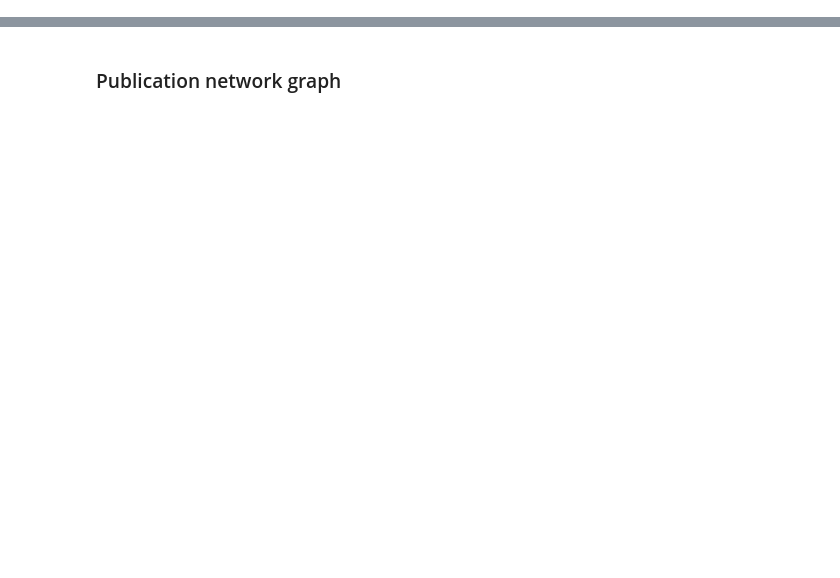
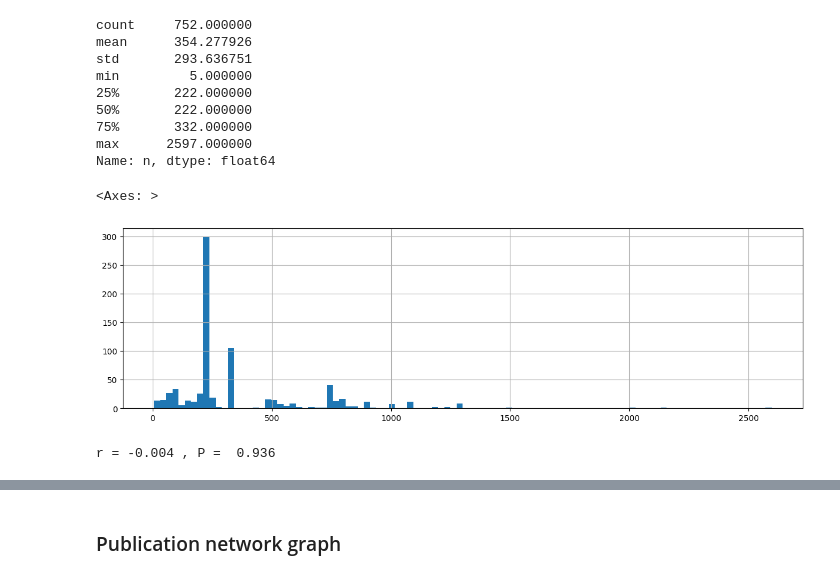
Before and after one commit to inDEPTHlab/DeMetRA-review, a Jupyter notebook: definitions/data_preprocessing.ipynb, the cells around one changed output, grey strips where cells are left out. Cells and saved outputs as stored; diff of their text form; code cells hidden in the pictures; blank space fills up the shorter version.

```diff
--- a/definitions/data_preprocessing.ipynb
+++ b/definitions/data_preprocessing.ipynb
@@ -266,0 +530,7 @@ Index(['Identifier', 'Type', 'Author_dirty', 'Year', 'Title', 'Journal_dirty',
+# %%
+lit_main.Sample_size_total.describe()
+
+lit_main['n'] = pd.to_numeric(lit_main['Sample_size_total'], errors='coerce')
+
+coerced_mask = lit_main['n'].isna() & lit_main['Sample_size_total'].notna()
+lit_main.loc[coerced_mask , 'Sample_size_total']
@@ -266,0 +545,23 @@ Index(['Identifier', 'Type', 'Author_dirty', 'Year', 'Title', 'Journal_dirty',
+# %%
+print(lit_main['n'].describe())
+
+lit_main['n'].hist(bins=100, figsize=(15, 4))
+# %% [output]
+count     752.000000
+mean      354.277926
+std       293.636751
+min         5.000000
+25%       222.000000
+50%       222.000000
+75%       332.000000
+max      2597.000000
+Name: n, dtype: float64
+<Axes: >
+[figure, added]
+# %%
+from scipy.stats import spearmanr
+r, p = spearmanr(lit_main['n'], lit_main['n_CPGs'], nan_policy='omit')
+
+print('r =', round(r, 3), ', P = ', round(p,3))
+# %% [output]
+r = -0.004 , P =  0.936
```
Also changed, not shown: parts of 59 cells of this notebook, 9 other files.
